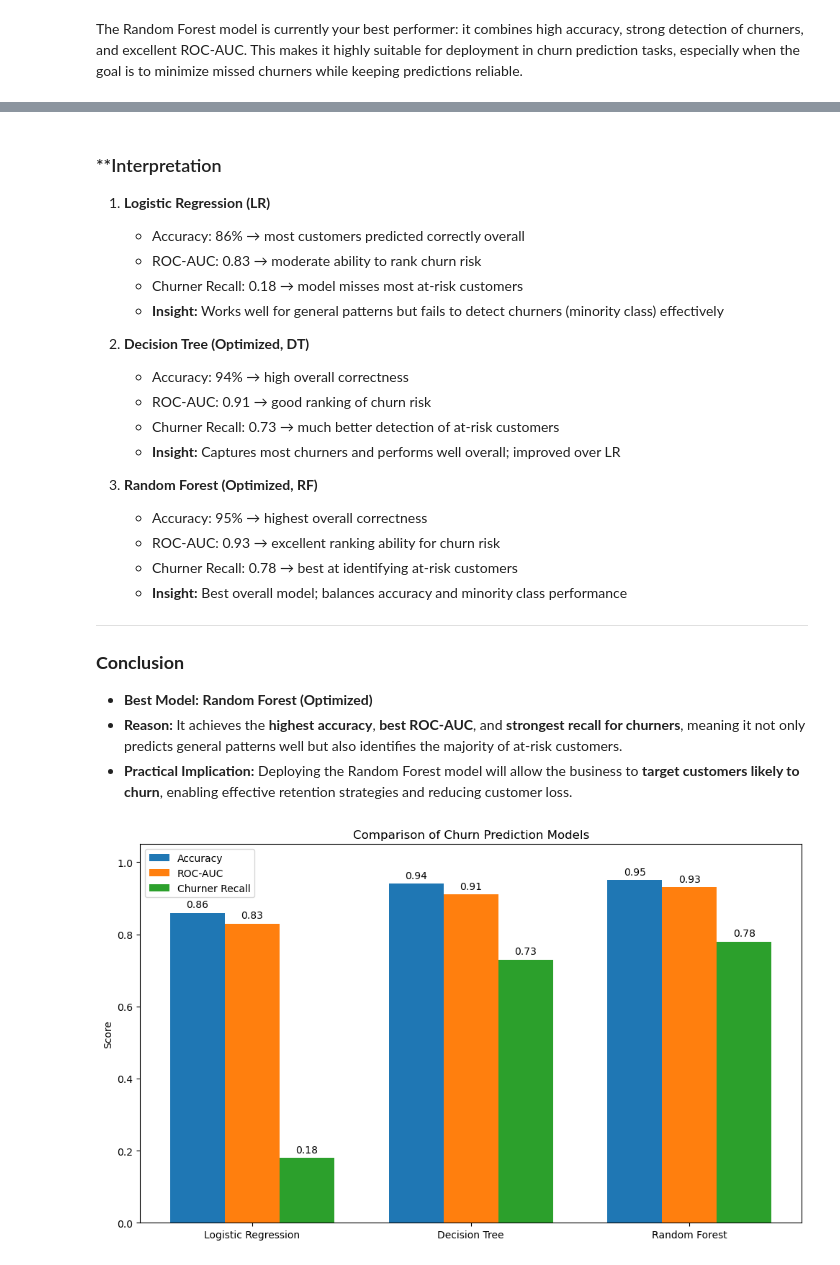
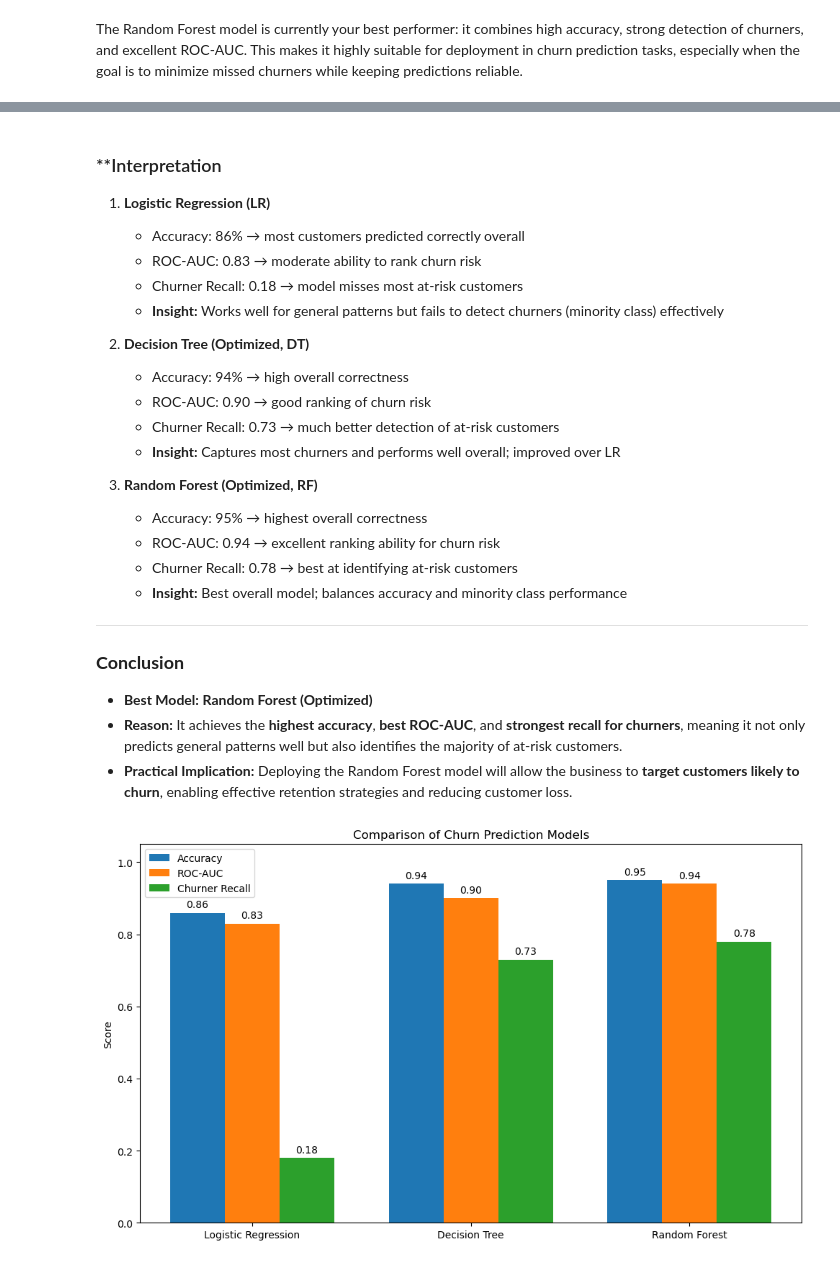
Before and after one commit to Shan001-coder/phase3_proje, a Jupyter notebook: index.ipynb, the cells around one changed output, grey strips where cells are left out. Drawn from its saved outputs; the diff is of its cells as text; code cells hidden in the pictures.

Commit message:
Add churn model results and updated slides

```diff
--- a/index.ipynb
+++ b/index.ipynb
@@ -991,14 +957,14 @@ Regression Tree R²: 0.6027044263311093
 2. **Decision Tree (Optimized, DT)**
 
    * Accuracy: 94% → high overall correctness
-   * ROC-AUC: 0.91 → good ranking of churn risk
+   * ROC-AUC: 0.90 → good ranking of churn risk
    * Churner Recall: 0.73 → much better detection of at-risk customers
    * **Insight:** Captures most churners and performs well overall; improved over LR
 
 3. **Random Forest (Optimized, RF)**
 
    * Accuracy: 95% → highest overall correctness
-   * ROC-AUC: 0.93 → excellent ranking ability for churn risk
+   * ROC-AUC: 0.94 → excellent ranking ability for churn risk
    * Churner Recall: 0.78 → best at identifying at-risk customers
    * **Insight:** Best overall model; balances accuracy and minority class performance
 
@@ -1018,45 +984,46 @@ models = ['Logistic Regression', 'Decision Tree', 'Random Forest']
 
 # Metrics for each model
 accuracy = [0.86, 0.94, 0.95]
-roc_auc = [0.83, 0.91, 0.93]
+roc_auc = [0.83, 0.90, 0.94]
 churn_recall = [0.18, 0.73, 0.78]
 
-x = np.arange(len(models))  # label locations
-width = 0.25  # width of the bars
+x = np.arange(len(models))
+
+width = 0.25
 
 fig, ax = plt.subplots(figsize=(10,6))
 
 # Plot bars
 rects1 = ax.bar(x - width, accuracy, width, label='Accuracy')
 rects2 = ax.bar(x, roc_auc, width, label='ROC-AUC')
 rects3 = ax.bar(x + width, churn_recall, width, label='Churner Recall')
 
 # Labels and titles
 ax.set_ylabel('Score')
 ax.set_title('Comparison of Churn Prediction Models')
 ax.set_xticks(x)
 ax.set_xticklabels(models)
-ax.set_ylim(0,1.05)  # scores range from 0 to 1
+ax.set_ylim(0,1.05)
 ax.legend()
 
 # Add value labels on top of bars
 def add_labels(rects):
     for rect in rects:
         height = rect.get_height()
         ax.annotate(f'{height:.2f}',
                     xy=(rect.get_x() + rect.get_width() / 2, height),
                     xytext=(0,3),  # vertical offset
                     textcoords="offset points",
                     ha='center', va='bottom')
 
 add_labels(rects1)
 add_labels(rects2)
 add_labels(rects3)
 
 plt.tight_layout()
 plt.show()
 # %% [output]
-[figure, old version]
+[figure, new version]
 # %% [markdown]
 
 ## **CONCLUSION AND RECOMMENDATIONS**
```
Also changed, not shown: parts of 27 cells of this notebook.
